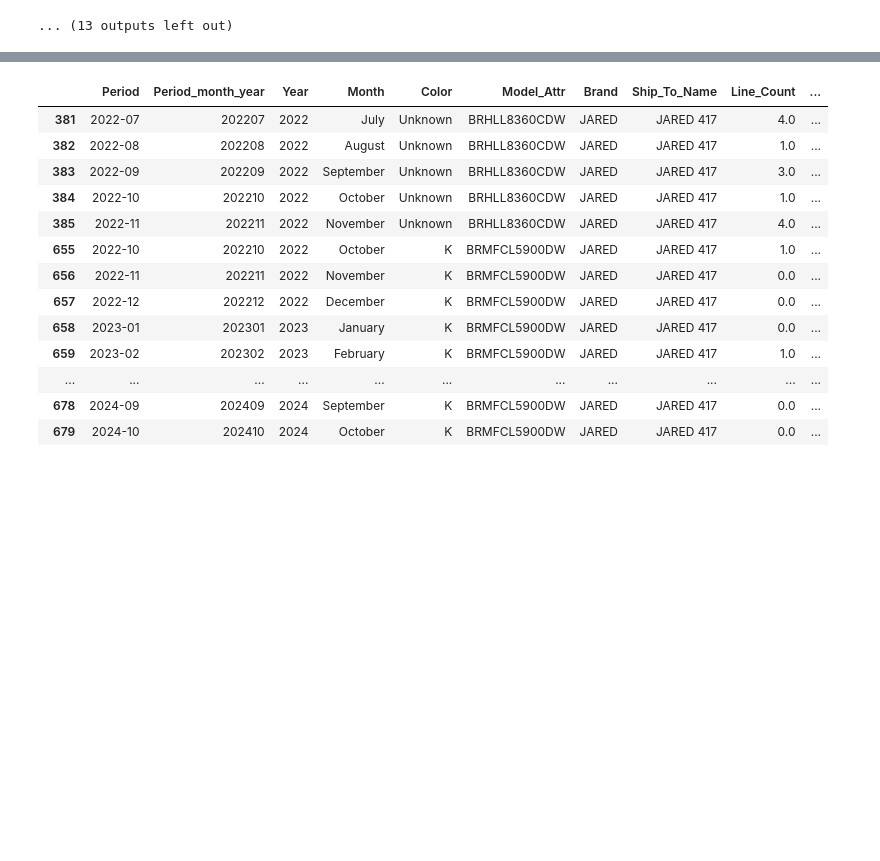
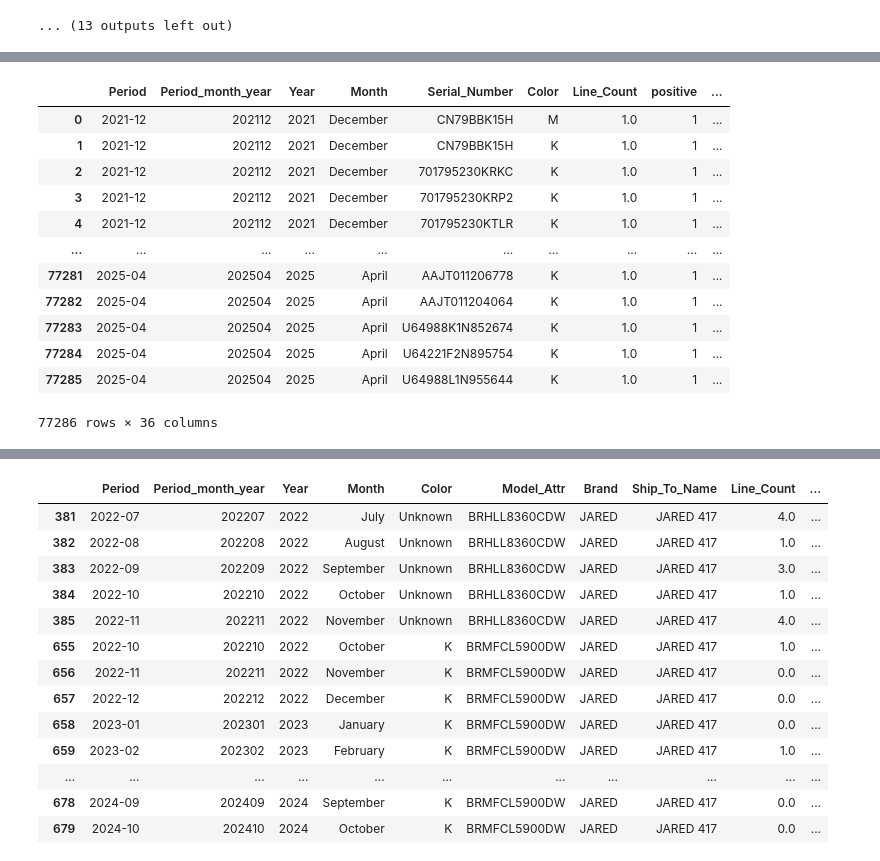
Before and after one commit to moumitaghanti/Signet-Supply, a Jupyter notebook: Signet Supply v3.ipynb, the cells around one changed output, grey strips where cells are left out. Cells and saved outputs as stored; diff of their text form; code cells hidden in the pictures; blank space fills up the shorter version.

```diff
--- a/Signet Supply v3.ipynb
+++ b/Signet Supply v3.ipynb
@@ -387 +407,3 @@ def add_time_lag_features(
+# %%
+df_with_features = df_with_features.drop('Line_Count_dense', axis = 1)
 # %%
@@ -431,14 +529,18 @@ warnings.filterwarnings("ignore", category=UserWarning)
 train_data = df_with_features.copy()
 
 # Choose your raw feature wish-list (we will sanitize it below)
+
 group_features = [
-    # ------- engineered features (rename to your actual columns) -------
+    # lags/rollings
     "Line_Count_lag1", "Line_Count_lag3", "Line_Count_lag6", "Line_Count_lag12",
     "Line_Count_roll3_mean", "Line_Count_roll6_mean", "Line_Count_roll12_mean",
     "Line_Count_pct_change_1", "Line_Count_pct_change_12",
-    # ------- raw categoricals (we will set to pandas 'category') -------
-    "Brand", 'Model_Attr', "Ship_To_Name", "Color",
+    # raw categorical
+    "Color",
+    # NEW inactivity features
+    "months_since_last_pos", "tenure_months", "has_pos_last12",
 ]
+
 target = "Line_Count"
 
 # ========= 2) ENSURE MONTHLY DATE COLUMN =========
@@ -494,7 +596,7 @@ for col_to_drop in ["date", "year_month", "Period year month", "Period_month_yea
 train_data[target] = pd.to_numeric(train_data[target], errors="coerce")
 
 # Convert string categoricals to pandas category
-raw_cat_cols = ["Brand", 'Model_Attr', "Ship_To_Name", "Color"]
+raw_cat_cols = ["Color"]
 raw_cat_cols = [c for c in raw_cat_cols if c in train_data.columns and c in group_features]
 for c in raw_cat_cols:
     if train_data[c].dtype == "object":
@@ -1016,0 +1333,16 @@ future_forecasts
+# %%
+train_data
+# %% [output]
+|  | Period | Period_month_year | Year | Month | Serial_Number | Color | Line_Count | positive | ... |
+| 0 | 2021-12 | 202112 | 2021 | December | CN79BBK15H | M | 1.0 | 1 | ... |
+| 1 | 2021-12 | 202112 | 2021 | December | CN79BBK15H | K | 1.0 | 1 | ... |
+| 2 | 2021-12 | 202112 | 2021 | December | 701795230KRKC | K | 1.0 | 1 | ... |
+| 3 | 2021-12 | 202112 | 2021 | December | 701795230KRP2 | K | 1.0 | 1 | ... |
+| 4 | 2021-12 | 202112 | 2021 | December | 701795230KTLR | K | 1.0 | 1 | ... |
+| ... | ... | ... | ... | ... | ... | ... | ... | ... | ... |
+| 77281 | 2025-04 | 202504 | 2025 | April | AAJT011206778 | K | 1.0 | 1 | ... |
+| 77282 | 2025-04 | 202504 | 2025 | April | AAJT011204064 | K | 1.0 | 1 | ... |
+| 77283 | 2025-04 | 202504 | 2025 | April | U64988K1N852674 | K | 1.0 | 1 | ... |
+| 77284 | 2025-04 | 202504 | 2025 | April | U64221F2N895754 | K | 1.0 | 1 | ... |
+| 77285 | 2025-04 | 202504 | 2025 | April | U64988L1N955644 | K | 1.0 | 1 | ... |
+77286 rows × 36 columns
```
Also changed, not shown: parts of 26 cells of this notebook, 1 other file.
